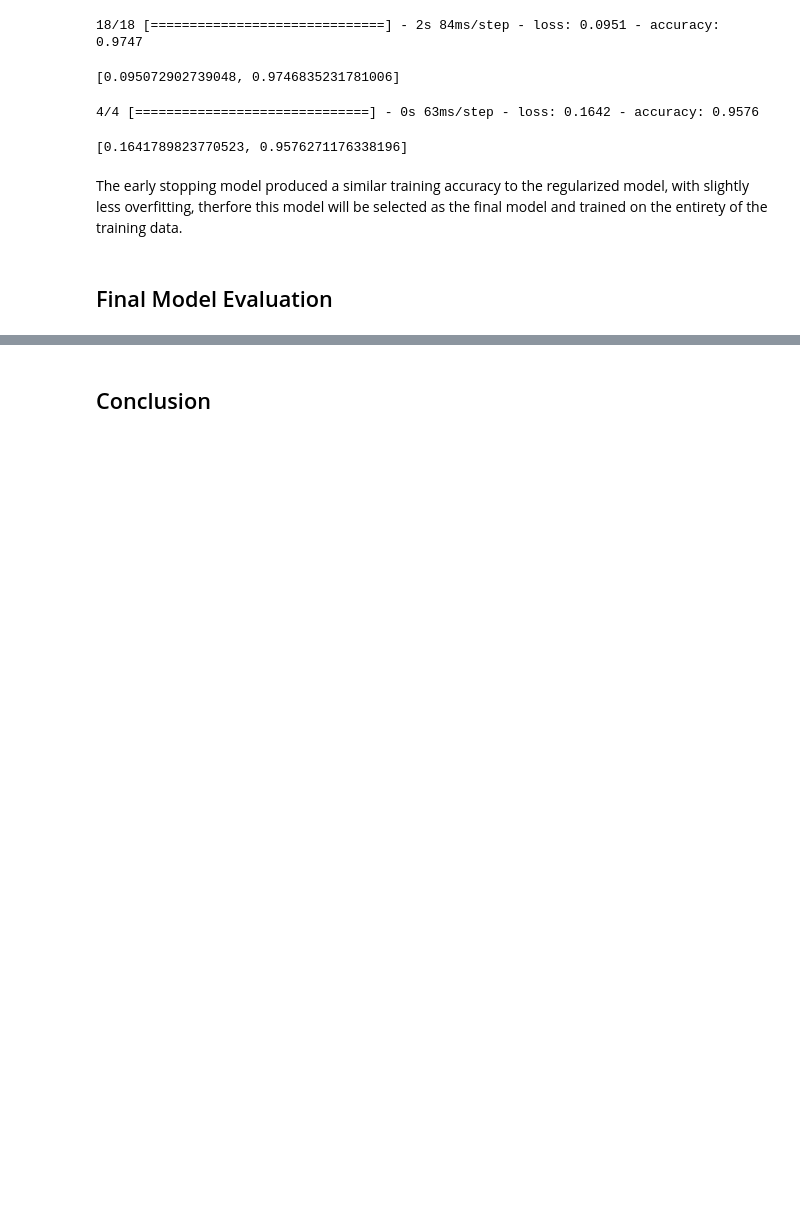
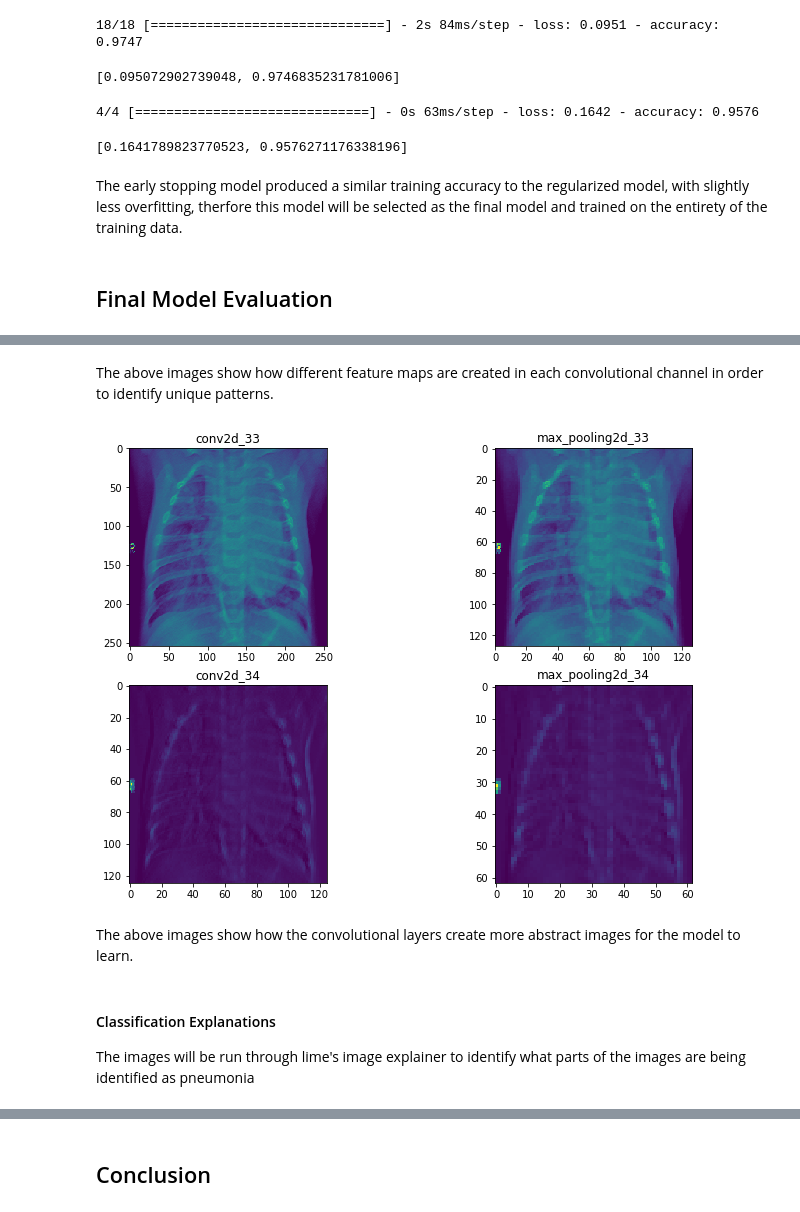
Before and after one commit to bentoler22/Flatiron_Phase_4_Project, a Jupyter notebook: Chest_Xray_Pneumonia_Classification.ipynb, the cells around one changed output, grey strips where cells are left out. Saved outputs shown, nothing was run; the diff lists cells and outputs as text; code cells hidden in the pictures; blank space fills up the shorter version.

```diff
--- a/Chest_Xray_Pneumonia_Classification.ipynb
+++ b/Chest_Xray_Pneumonia_Classification.ipynb
@@ -745,0 +769,25 @@ plt.colorbar()
+# %% [markdown]
+The above images show how different feature maps are created in each convolutional channel in order to identify unique patterns.
+# %%
+# plot the same channel for the 4 differnt convolutional layers
+fig, axes = plt.subplots(2,2, figsize=(12,8))
+
+layer_names = []
+for layer in model.layers[:4]:
+    layer_names.append(layer.name)
+
+for i in range(4):
+    row = i//2
+    column = i%2
+    ax = axes[row, column]
+    cur_layer = activations[i]
+    ax.matshow(cur_layer[0, :, :, 4], cmap='viridis')
+    ax.xaxis.set_ticks_position('bottom')
+    ax.set_title(layer_names[i])
+# %% [output]
+[figure, added]
+# %% [markdown]
+The above images show how the convolutional layers create more abstract images for the model to learn.
+# %% [markdown]
+#### Classification Explanations
+The images will be run through lime's image explainer to identify what parts of the images are being identified as pneumonia
```
Also changed, not shown: parts of 111 cells of this notebook, 9 other files.
